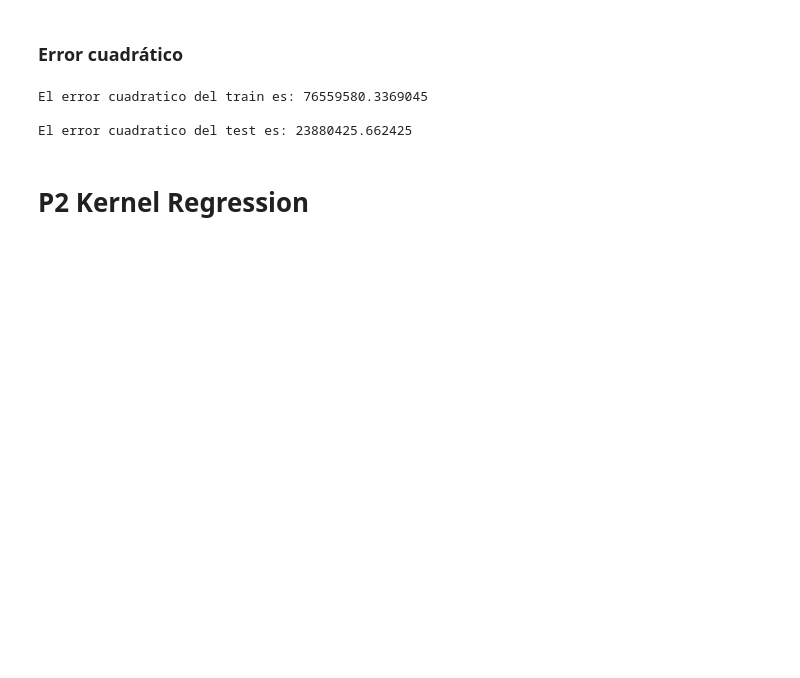
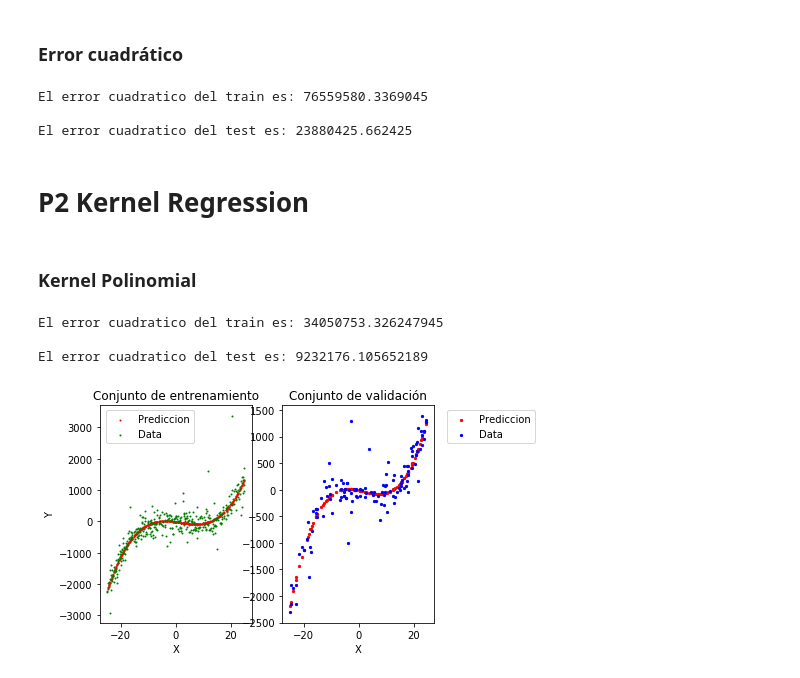
Before and after one commit to martinKindall/aprendizaje_bayesiano, a Jupyter notebook: Tarea1/tarea1_martin_cornejo.ipynb, the cells around one changed output. Cells and saved outputs as stored; diff of their text form; code cells hidden in the pictures; blank space fills up the shorter version.

Commit message:
Se termina P2 kernel polinomial

```diff
--- a/Tarea1/tarea1_martin_cornejo.ipynb
+++ b/Tarea1/tarea1_martin_cornejo.ipynb
@@ -127,3 +127,62 @@ El error cuadratico del train es: 76559580.3369045
 El error cuadratico del test es: 23880425.662425
 # %% [markdown]
 # P2 Kernel Regression
+# %% [markdown]
+### Kernel Polinomial
+# %%
+grado = 3
+
+identity_size = grado + 1
+
+x_tilda = np.array([training[:,0], np.ones(len(training[:,0]))]).transpose()
+y_reg = training[:,1]
+
+for grado in range(2, grado + 1):
+    x_tilda = np.append(np.array(np.power(training[:,0],grado))[np.newaxis].transpose(), x_tilda, axis=1)
+
+identidad = np.identity(identity_size)
+
+def get_theta_pol(rho):
+    mul1 = np.linalg.inv(
+        np.add(
+            np.matmul(x_tilda.transpose(), x_tilda),
+            np.dot(identidad, rho)))
+    mul2 = np.matmul(x_tilda.transpose(), y_reg)
+    return np.matmul(mul1, mul2)
+
+def poly(x, rho):
+    theta = get_theta_pol(rho)
+    #print("Theta polyfit: ", np.polyfit(training[:,0],y_reg, grado))
+    #print("Theta formula: ", get_theta_pol(rho))
+
+    p = np.poly1d(theta)
+    return p(x)
+
+#salida = recta(x_te, 0)
+#pdb.set_trace()
+
+rho = 0
+
+f, figures = plt.subplots(1, 2)
+figures[0].scatter(training[:,0],poly(training[:,0], rho), c ='r', s=1)
+figures[0].scatter(training[:,0],training[:,1], c='g', s=1)
+figures[0].set_xlabel("X")
+figures[0].set_ylabel("Y")
+figures[0].set_title("Conjunto de entrenamiento")
+figures[0].legend(["Prediccion","Data"], bbox_to_anchor=(0.65, 1))
+
+figures[1].scatter(test[:,0],poly(test[:,0], rho), c ='r', s=5)
+figures[1].scatter(test[:,0],test[:,1], c='b', s=5)
+figures[1].set_xlabel("X")
+figures[1].set_title("Conjunto de validación")
+figures[1].legend(["Prediccion","Data"], bbox_to_anchor=(1.05, 1))
+
+print("")
+print("El error cuadratico del train es: " + str(errorCuadratico(training[:,0],poly(training[:,0], rho), training[:,1])))
+print("")
+print("El error cuadratico del test es: " + str(errorCuadratico(test[:,0],poly(test[:,0], rho), test[:,1])))
+# %% [output]
+El error cuadratico del train es: 34050753.326247945
+
+El error cuadratico del test es: 9232176.105652189
+[figure, added]
```
